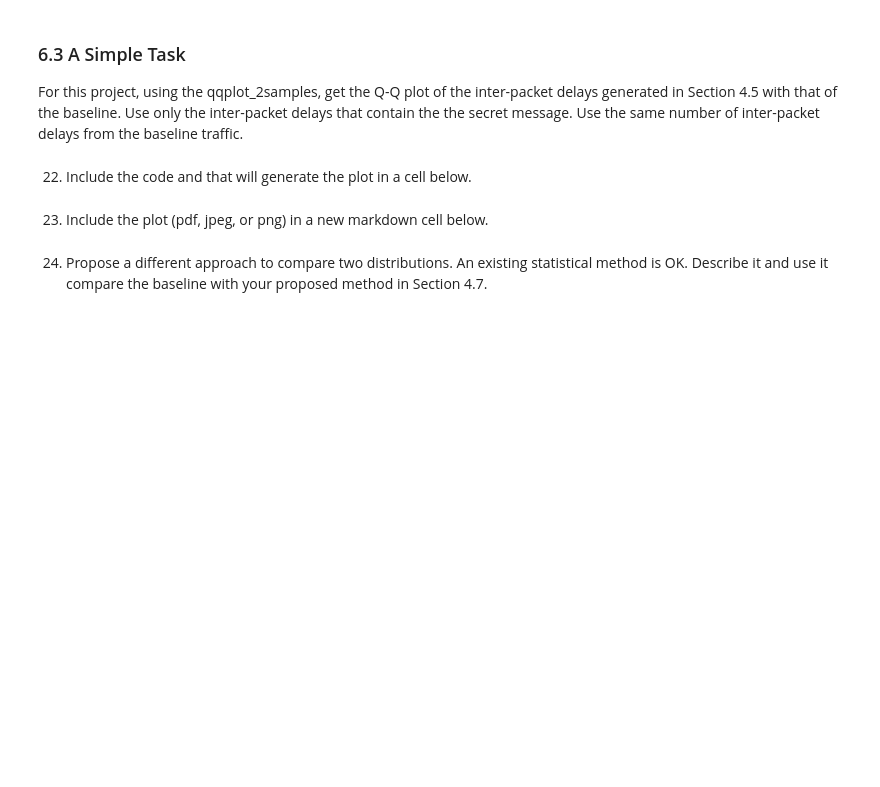
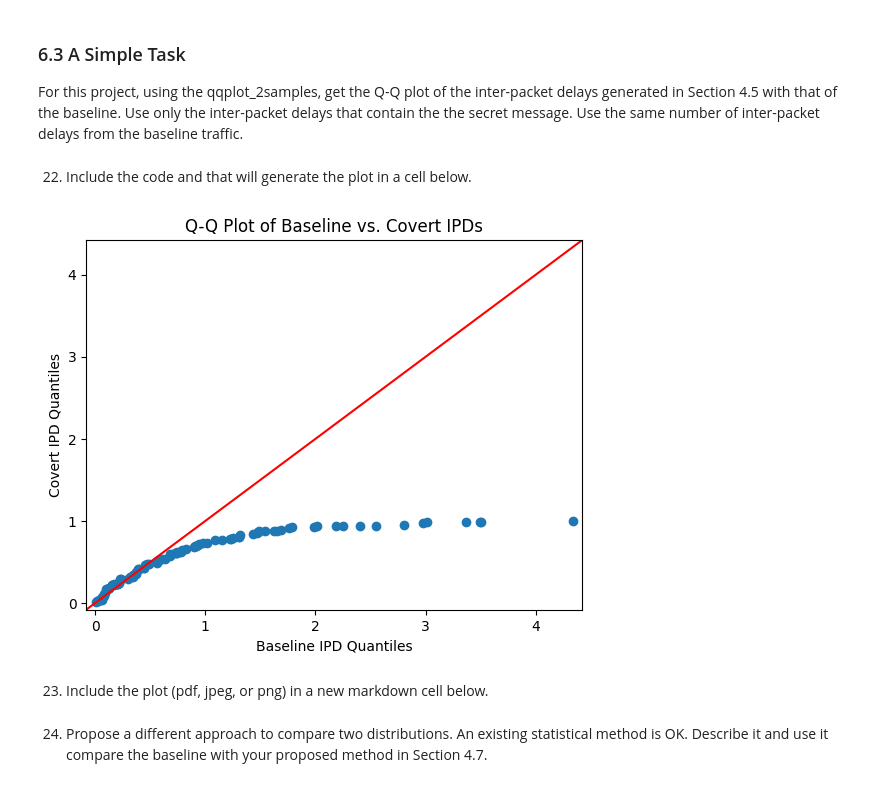
Before and after one commit to nguyjtra/test, a Jupyter notebook: ECS132_Project_Spring_2025_Draft.ipynb, the cells around one changed output. Drawn from its saved outputs; the diff is of its cells as text; code cells hidden in the pictures; blank space fills up the shorter version.

```diff
--- a/ECS132_Project_Spring_2025_Draft.ipynb
+++ b/ECS132_Project_Spring_2025_Draft.ipynb
@@ -355,6 +859,30 @@ py.show()
 For this project, using the qqplot_2samples, get the Q-Q plot of the inter-packet delays generated in Section 4.5 with that of the baseline. Use only the inter-packet delays that contain the the secret message. Use the same number of inter-packet delays from the baseline traffic.
 # %% [markdown]
 22. Include the code and that will generate the plot in a cell below.
+# %%
+import numpy as np
+import statsmodels.api as sm
+import matplotlib.pyplot as plt
+
+np.random.seed(42)
+
+baseline_ipds = np.random.exponential(1, 1000)
+
+covert_ipds = np.random.uniform(0, 1, 100)  # Replace with actual covert IPDs
+
+n = min(len(baseline_ipds), len(covert_ipds))
+baseline_sample = baseline_ipds[:n]
+covert_sample = covert_ipds[:n]
+
+# Generate Q-Q plot
+sm.qqplot_2samples(baseline_sample, covert_sample, line='45')
+plt.title("Q-Q Plot of Baseline vs. Covert IPDs")
+plt.xlabel("Baseline IPD Quantiles")
+plt.ylabel("Covert IPD Quantiles")
+plt.savefig("qq_plot.png")  # Save the plot as a PNG file
+plt.show()
+# %% [output]
+[figure, added]
 # %% [markdown]
 23. Include the plot (pdf, jpeg, or png) in a new markdown cell below.
 # %% [markdown]
```
Also changed, not shown: parts of 21 cells of this notebook.
